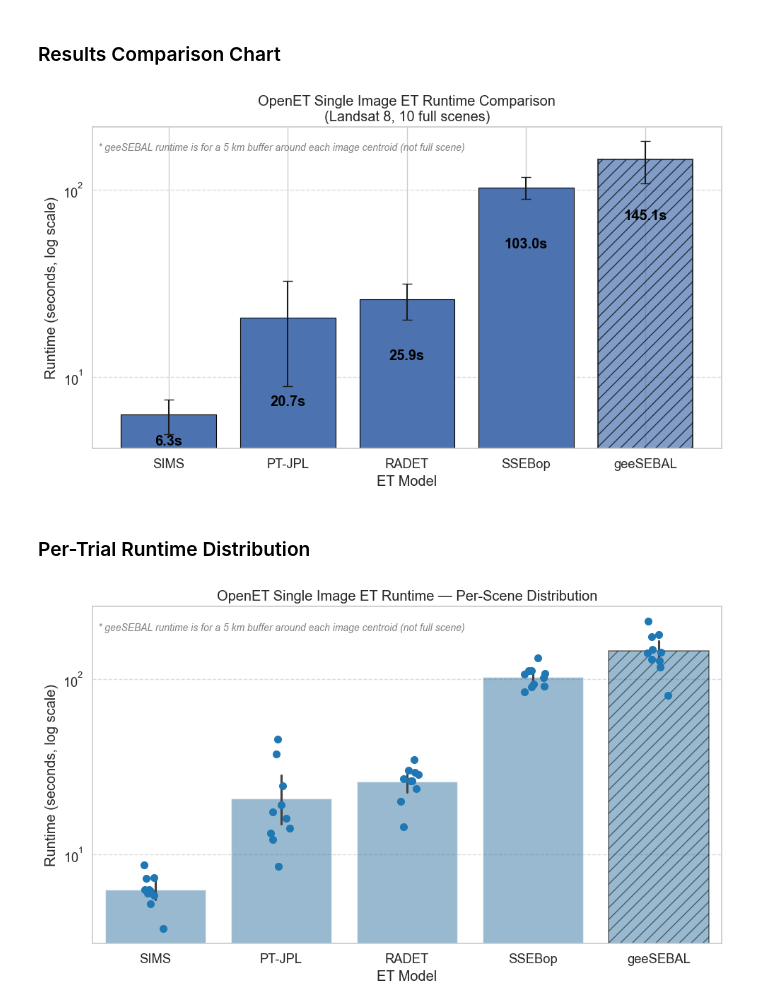
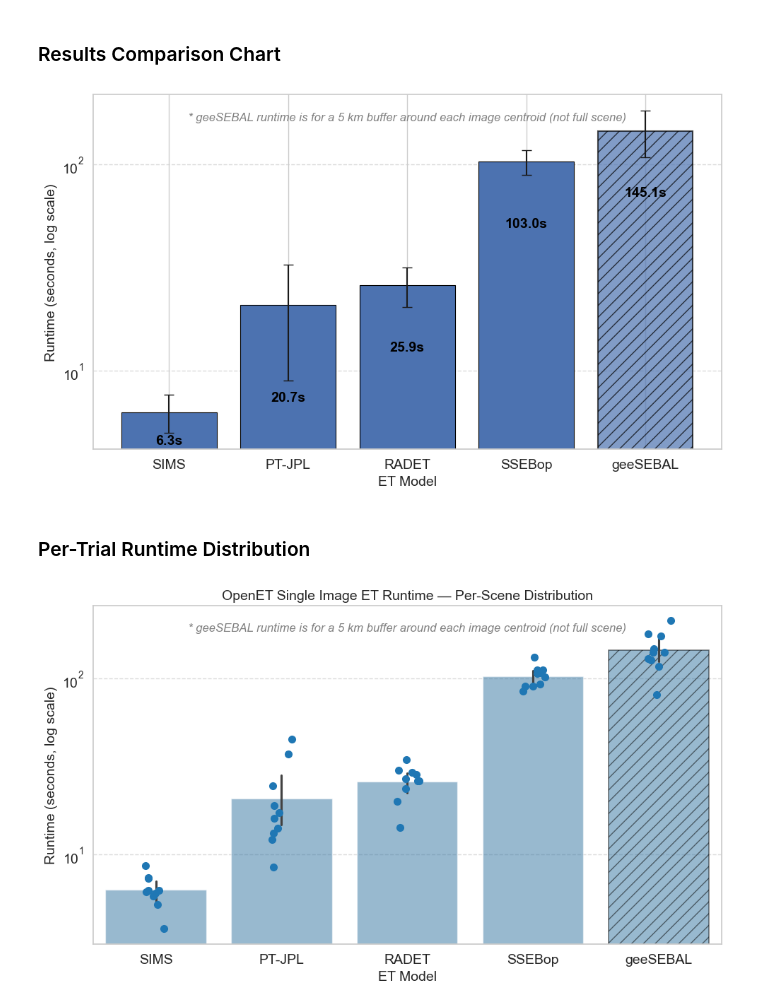
Before and after one commit to DRI-RAD/radet-beta, a Jupyter notebook: examples/runtime_comparison.ipynb, the cells around one changed output. Saved outputs shown, nothing was run; the diff lists cells and outputs as text; code cells hidden in the pictures.

```diff
--- a/examples/runtime_comparison.ipynb
+++ b/examples/runtime_comparison.ipynb
@@ -295,16 +295,17 @@ for bar, mean_val in zip(bars, summary_5k['Mean (s)']):
         bar.get_x() + bar.get_width() / 2,
         bar.get_height() / 2 + offset_vals[bars.index(bar)],
         f'{mean_val:.1f}s',
-        ha='center', va='center', fontweight='bold', color='black',
+        ha='center', va='center', fontweight='bold', color='black', fontsize=14,
     )
 
 ax.set_yscale('log')
-ax.set_xlabel('Model')
-ax.set_ylabel('Runtime (seconds, log scale)')
-ax.set_title('OpenET Single Image ET Runtime Comparison\n'
-             f'(Landsat 8, {len(SCENE_IDS)} scenes, 5 km buffer)')
+ax.set_xlabel('ET Model', fontsize=14)
+ax.set_ylabel('Runtime (seconds, log scale)', fontsize=14)
+# ax.set_title('OpenET Single Image ET Runtime Comparison\n'
+#              f'(Landsat 8, {len(SCENE_IDS)} scenes, 5 km buffer)', fontsize=14)
+ax.tick_params(axis='both', labelsize=14)
 ax.yaxis.grid(True, linestyle='--', alpha=0.7)
 fig.tight_layout()
-fig.savefig(OUTPUT_DIR / 'runtime_comparison.png', dpi=600, bbox_inches='tight')
+fig.savefig(OUTPUT_DIR / 'runtime_comparison_buffer.png', dpi=600, bbox_inches='tight')
 plt.show()
 # %% [output]
@@ -542,41 +562,42 @@ bars = ax.bar(
 
 # Highlight geeSEBAL bar with hatching to indicate 5 km buffer
 for bar, model_name in zip(bars, summary.index):
     if model_name == 'geeSEBAL':
         bar.set_hatch('//')
         bar.set_edgecolor('black')
         bar.set_linewidth(1.5)
         bar.set_alpha(0.7)
 
 offset_vals = [1.42, -3, 0, 0, 0] # Adjust as needed for each bar
 # Annotate bars with mean runtime (inside bars)
 for bar, mean_val in zip(bars, summary['Mean (s)']):
     ax.text(
         bar.get_x() + bar.get_width() / 2,
         bar.get_height() / 2 + offset_vals[bars.index(bar)],
         f'{mean_val:.1f}s',
-        ha='center', va='center', fontweight='bold', color='black',
+        ha='center', va='center', fontweight='bold', color='black', fontsize=14,
     )
 
 ax.set_yscale('log')
-ax.set_xlabel('ET Model')
-ax.set_ylabel('Runtime (seconds, log scale)')
-ax.set_title('OpenET Single Image ET Runtime Comparison\n'
-             f'(Landsat 8, {len(FULL_SCENE_IDS)} full scenes)')
+ax.set_xlabel('ET Model', fontsize=14)
+ax.set_ylabel('Runtime (seconds, log scale)', fontsize=14)
+# ax.set_title('OpenET Single Image ET Runtime Comparison\n'
+#              f'(Landsat 8, {len(FULL_SCENE_IDS)} full scenes)', fontsize=14)
 
 # Footnote about geeSEBAL
 ax.annotate(
     '* geeSEBAL runtime is for a 5 km buffer around each image centroid (not full scene)',
-    xy=(0.3, 0.95), xycoords='axes fraction',
-    ha='center', va='top', fontsize=10, fontstyle='italic', color='grey',
+    xy=(0.5, 0.95), xycoords='axes fraction',
+    ha='center', va='top', fontsize=12, fontstyle='italic', color='grey',
 )
 
+ax.tick_params(axis='both', labelsize=14)
 ax.yaxis.grid(True, linestyle='--', alpha=0.7)
 fig.tight_layout()
 fig.savefig(OUTPUT_DIR / 'runtime_comparison_full_scene.png', dpi=600, bbox_inches='tight')
 plt.show()
 # %% [output]
-[figure, old version]
+[figure, new version]
 # %% [markdown]
 ### Per-Trial Runtime Distribution
 # %%
@@ -605,19 +626,20 @@ if geesebal_idx is not None:
     ax.patches[geesebal_idx].set_linewidth(1.2)
 
 ax.set_yscale('log')
-ax.set_xlabel('ET Model')
-ax.set_ylabel('Runtime (seconds, log scale)')
-ax.set_title('OpenET Single Image ET Runtime — Per-Scene Distribution')
+ax.set_xlabel('ET Model', fontsize=14)
+ax.set_ylabel('Runtime (seconds, log scale)', fontsize=14)
+ax.set_title('OpenET Single Image ET Runtime — Per-Scene Distribution', fontsize=14)
 
 # Footnote about geeSEBAL
 ax.annotate(
     '* geeSEBAL runtime is for a 5 km buffer around each image centroid (not full scene)',
-    xy=(0.3, 0.95), xycoords='axes fraction',
-    ha='center', va='top', fontsize=10, fontstyle='italic', color='gray',
+    xy=(0.5, 0.95), xycoords='axes fraction',
+    ha='center', va='top', fontsize=12, fontstyle='italic', color='gray',
 )
 
+ax.tick_params(axis='both', labelsize=14)
 ax.yaxis.grid(True, linestyle='--', alpha=0.7)
 fig.tight_layout()
 plt.show()
 # %% [output]
-[figure, old version]
+[figure, new version]
```
Also changed, not shown: parts of 5 cells of this notebook, 8 other files.
